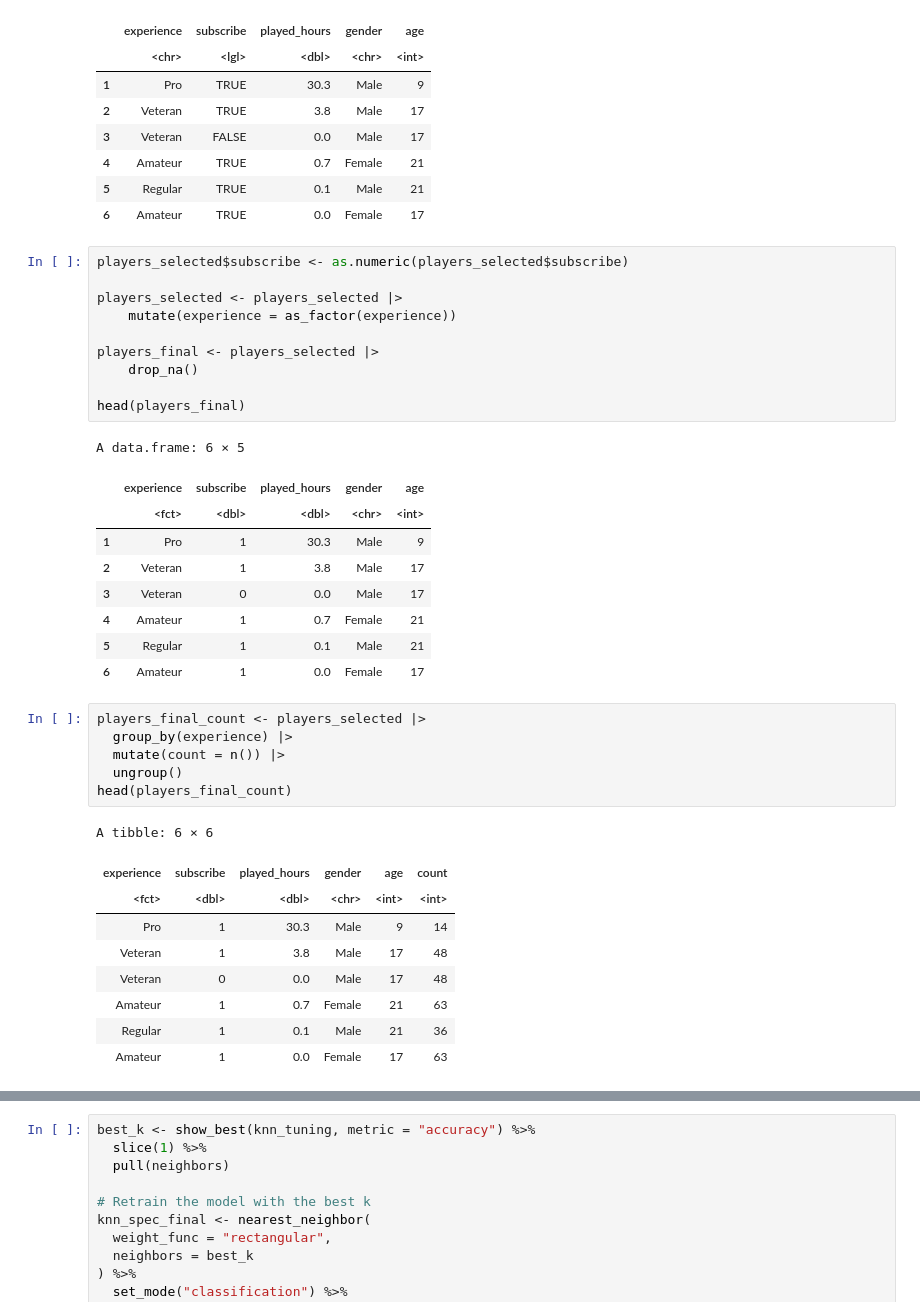
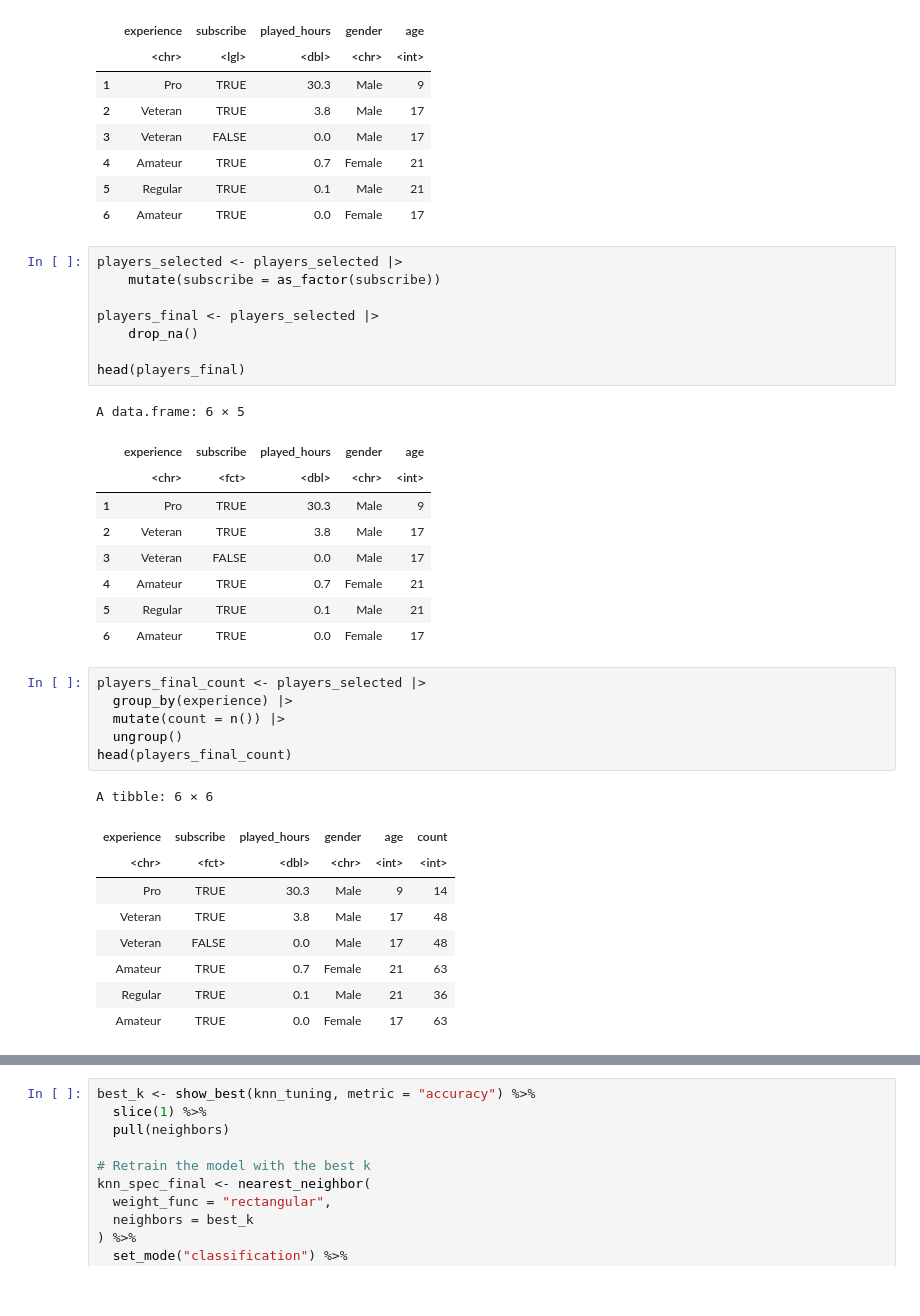
Before and after one commit to Jaden51/dsci-100-project-008-30, a Jupyter notebook: project.ipynb, the cells around one changed output, grey strips where cells are left out. Saved outputs shown, nothing was run; the diff lists cells and outputs as text.

```diff
--- a/project.ipynb
+++ b/project.ipynb
@@ -90,25 +87,23 @@ A data.frame: 6 × 5
 | 5 | Regular | TRUE | 0.1 | Male | 21 |
 | 6 | Amateur | TRUE | 0.0 | Female | 17 |
 # %%
-players_selected$subscribe <- as.numeric(players_selected$subscribe)
-
 players_selected <- players_selected |>
-    mutate(experience = as_factor(experience))
+    mutate(subscribe = as_factor(subscribe))
 
 players_final <- players_selected |>
     drop_na()
 
 head(players_final)
 # %% [output]
 A data.frame: 6 × 5
 |  | experience | subscribe | played_hours | gender | age |
-|  | <fct> | <dbl> | <dbl> | <chr> | <int> |
-| 1 | Pro | 1 | 30.3 | Male | 9 |
-| 2 | Veteran | 1 | 3.8 | Male | 17 |
-| 3 | Veteran | 0 | 0.0 | Male | 17 |
-| 4 | Amateur | 1 | 0.7 | Female | 21 |
-| 5 | Regular | 1 | 0.1 | Male | 21 |
-| 6 | Amateur | 1 | 0.0 | Female | 17 |
+|  | <chr> | <fct> | <dbl> | <chr> | <int> |
+| 1 | Pro | TRUE | 30.3 | Male | 9 |
+| 2 | Veteran | TRUE | 3.8 | Male | 17 |
+| 3 | Veteran | FALSE | 0.0 | Male | 17 |
+| 4 | Amateur | TRUE | 0.7 | Female | 21 |
+| 5 | Regular | TRUE | 0.1 | Male | 21 |
+| 6 | Amateur | TRUE | 0.0 | Female | 17 |
 # %%
 players_final_count <- players_selected |>
   group_by(experience) |>
@@ -118,13 +113,13 @@ head(players_final_count)
 # %% [output]
 A tibble: 6 × 6
 | experience | subscribe | played_hours | gender | age | count |
-| <fct> | <dbl> | <dbl> | <chr> | <int> | <int> |
-| Pro | 1 | 30.3 | Male | 9 | 14 |
-| Veteran | 1 | 3.8 | Male | 17 | 48 |
-| Veteran | 0 | 0.0 | Male | 17 | 48 |
-| Amateur | 1 | 0.7 | Female | 21 | 63 |
-| Regular | 1 | 0.1 | Male | 21 | 36 |
-| Amateur | 1 | 0.0 | Female | 17 | 63 |
+| <chr> | <fct> | <dbl> | <chr> | <int> | <int> |
+| Pro | TRUE | 30.3 | Male | 9 | 14 |
+| Veteran | TRUE | 3.8 | Male | 17 | 48 |
+| Veteran | FALSE | 0.0 | Male | 17 | 48 |
+| Amateur | TRUE | 0.7 | Female | 21 | 63 |
+| Regular | TRUE | 0.1 | Male | 21 | 36 |
+| Amateur | TRUE | 0.0 | Female | 17 | 63 |
 # %%
 players_summary <- players_selected |>
   group_by(experience) |>
```
Also changed, not shown: parts of 16 cells of this notebook.
